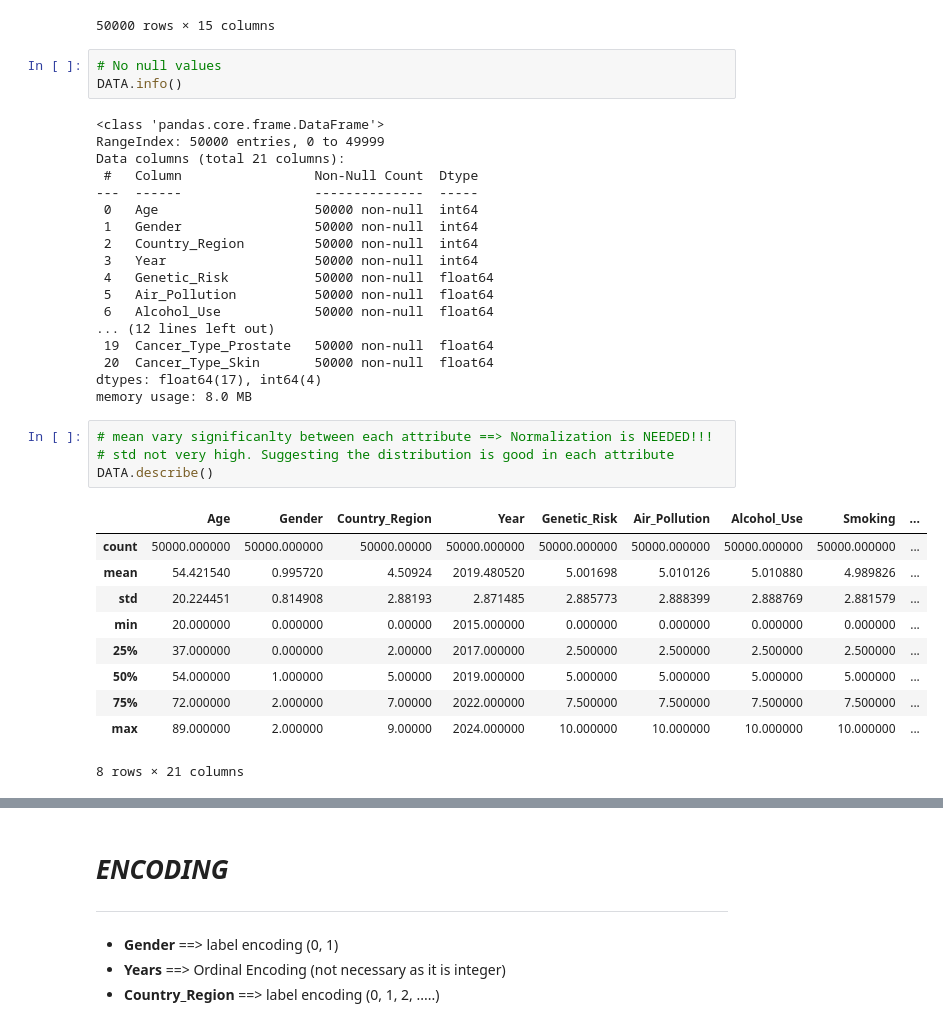
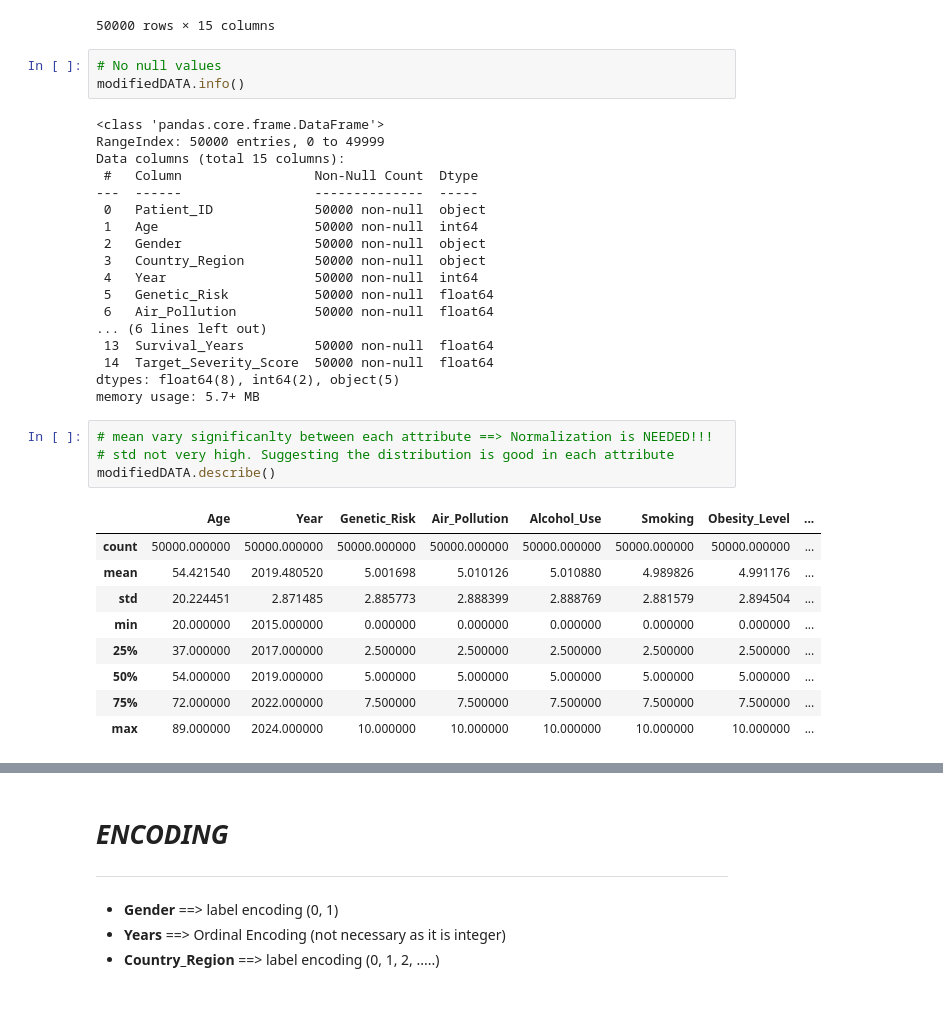
Before and after one commit to Moutaz-Code/CancerModelColab, a Jupyter notebook: Data_Mining_Project.ipynb, the cells around one changed output, grey strips where cells are left out. Drawn from its saved outputs; the diff is of its cells as text.

```diff
--- a/Data_Mining_Project.ipynb
+++ b/Data_Mining_Project.ipynb
@@ -43,39 +43,38 @@ originalDATA
 50000 rows × 15 columns
 # %%
 # No null values
-DATA.info()
+modifiedDATA.info()
 # %% [output]
 <class 'pandas.core.frame.DataFrame'>
 RangeIndex: 50000 entries, 0 to 49999
-Data columns (total 21 columns):
+Data columns (total 15 columns):
  #   Column                 Non-Null Count  Dtype
 ---  ------                 --------------  -----
- 0   Age                    50000 non-null  int64
- 1   Gender                 50000 non-null  int64
- 2   Country_Region         50000 non-null  int64
- 3   Year                   50000 non-null  int64
- 4   Genetic_Risk           50000 non-null  float64
- 5   Air_Pollution          50000 non-null  float64
- 6   Alcohol_Use            50000 non-null  float64
-... (12 lines left out)
- 19  Cancer_Type_Prostate   50000 non-null  float64
- 20  Cancer_Type_Skin       50000 non-null  float64
-dtypes: float64(17), int64(4)
-memory usage: 8.0 MB
+ 0   Patient_ID             50000 non-null  object
+ 1   Age                    50000 non-null  int64
+ 2   Gender                 50000 non-null  object
+ 3   Country_Region         50000 non-null  object
+ 4   Year                   50000 non-null  int64
+ 5   Genetic_Risk           50000 non-null  float64
+ 6   Air_Pollution          50000 non-null  float64
+... (6 lines left out)
+ 13  Survival_Years         50000 non-null  float64
+ 14  Target_Severity_Score  50000 non-null  float64
+dtypes: float64(8), int64(2), object(5)
+memory usage: 5.7+ MB
 # %%
 # mean vary significanlty between each attribute ==> Normalization is NEEDED!!!
 # std not very high. Suggesting the distribution is good in each attribute
-DATA.describe()
+modifiedDATA.describe()
 # %% [output]
-|  | Age | Gender | Country_Region | Year | Genetic_Risk | Air_Pollution | Alcohol_Use | Smoking | ... |
-| count | 50000.000000 | 50000.000000 | 50000.00000 | 50000.000000 | 50000.000000 | 50000.000000 | 50000.000000 | 50000.000000 | ... |
-| mean | 54.421540 | 0.995720 | 4.50924 | 2019.480520 | 5.001698 | 5.010126 | 5.010880 | 4.989826 | ... |
-| std | 20.224451 | 0.814908 | 2.88193 | 2.871485 | 2.885773 | 2.888399 | 2.888769 | 2.881579 | ... |
-| min | 20.000000 | 0.000000 | 0.00000 | 2015.000000 | 0.000000 | 0.000000 | 0.000000 | 0.000000 | ... |
-| 25% | 37.000000 | 0.000000 | 2.00000 | 2017.000000 | 2.500000 | 2.500000 | 2.500000 | 2.500000 | ... |
-| 50% | 54.000000 | 1.000000 | 5.00000 | 2019.000000 | 5.000000 | 5.000000 | 5.000000 | 5.000000 | ... |
-| 75% | 72.000000 | 2.000000 | 7.00000 | 2022.000000 | 7.500000 | 7.500000 | 7.500000 | 7.500000 | ... |
-| max | 89.000000 | 2.000000 | 9.00000 | 2024.000000 | 10.000000 | 10.000000 | 10.000000 | 10.000000 | ... |
+|  | Age | Year | Genetic_Risk | Air_Pollution | Alcohol_Use | Smoking | Obesity_Level | ... |
+| count | 50000.000000 | 50000.000000 | 50000.000000 | 50000.000000 | 50000.000000 | 50000.000000 | 50000.000000 | ... |
+| mean | 54.421540 | 2019.480520 | 5.001698 | 5.010126 | 5.010880 | 4.989826 | 4.991176 | ... |
+| std | 20.224451 | 2.871485 | 2.885773 | 2.888399 | 2.888769 | 2.881579 | 2.894504 | ... |
+| min | 20.000000 | 2015.000000 | 0.000000 | 0.000000 | 0.000000 | 0.000000 | 0.000000 | ... |
+| 25% | 37.000000 | 2017.000000 | 2.500000 | 2.500000 | 2.500000 | 2.500000 | 2.500000 | ... |
+| 50% | 54.000000 | 2019.000000 | 5.000000 | 5.000000 | 5.000000 | 5.000000 | 5.000000 | ... |
+| 75% | 72.000000 | 2022.000000 | 7.500000 | 7.500000 | 7.500000 | 7.500000 | 7.500000 | ... |
+| max | 89.000000 | 2024.000000 | 10.000000 | 10.000000 | 10.000000 | 10.000000 | 10.000000 | ... |
-8 rows × 21 columns
 # %%
 # DATA DataFrame does not contain any duplicate rows
```
Also changed, not shown: parts of 6 cells of this notebook.
